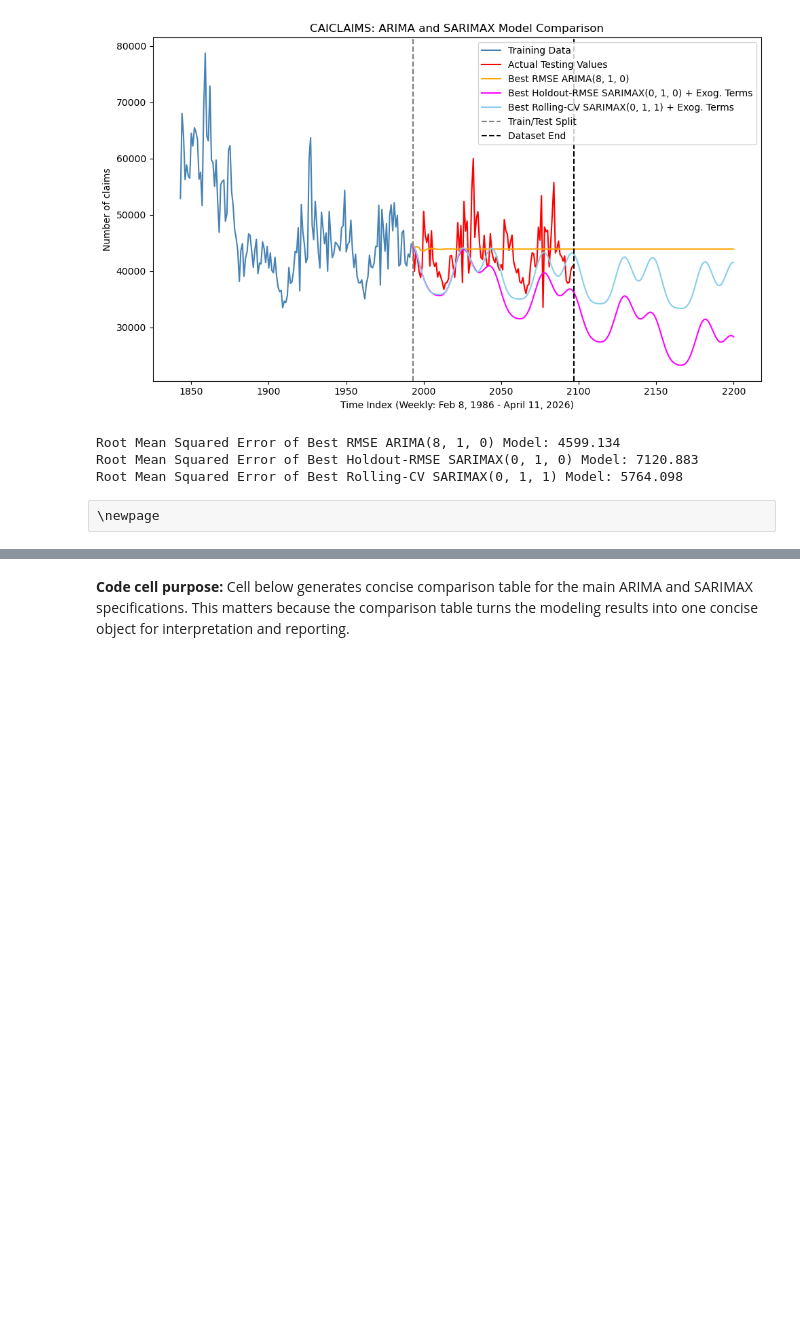
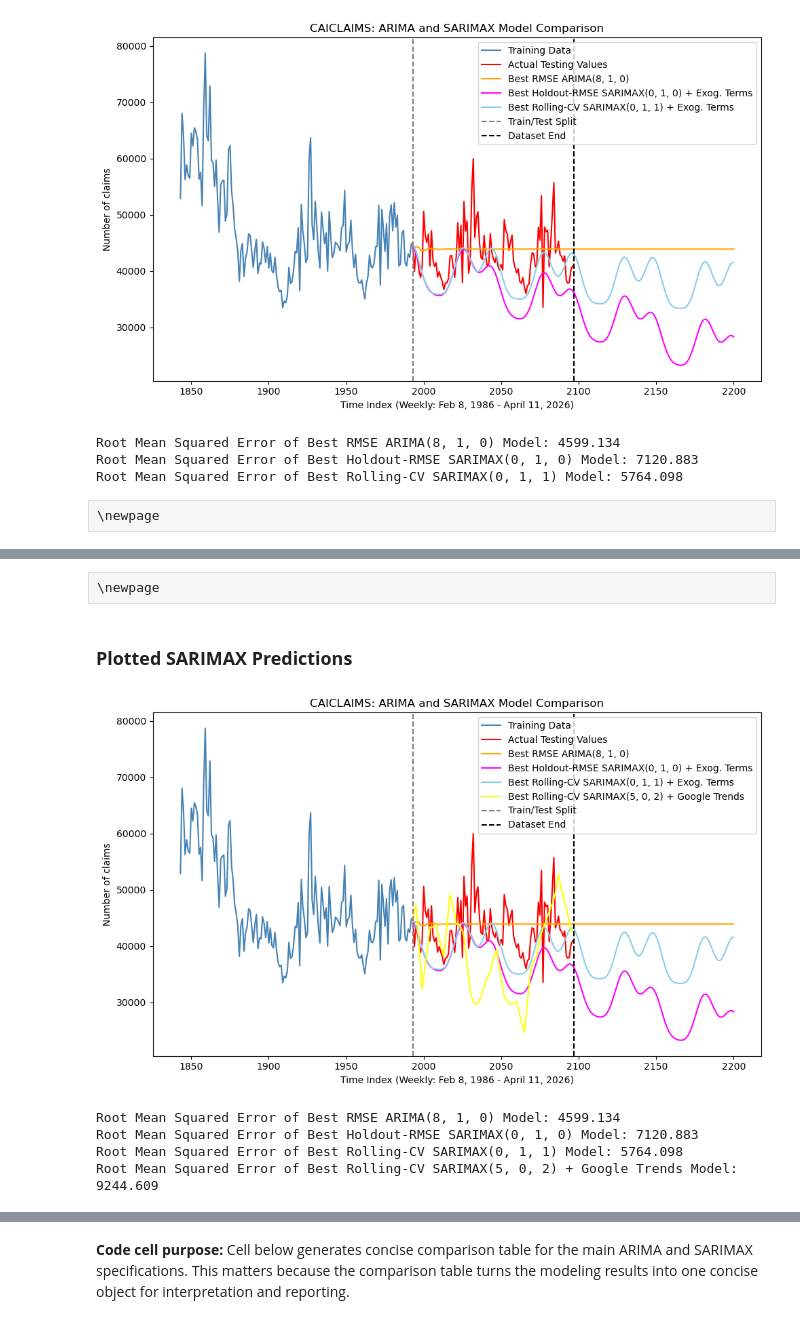
Before and after one commit to jeffreyhding/Econ148Project03, a Jupyter notebook: Final/Econ148Proj03.ipynb, the cells around one changed output, grey strips where cells are left out. Drawn from its saved outputs; the diff is of its cells as text; code cells hidden in the pictures; blank space fills up the shorter version.

```diff
--- a/Final/Econ148Proj03.ipynb
+++ b/Final/Econ148Proj03.ipynb
@@ -1738,0 +2027,7 @@ Root Mean Squared Error of Best Rolling-CV SARIMAX(0, 1, 1) Model: 5764.098
+# %%
+## Selecting the best SARIMAX + Google Trends model by rolling-CV RMSE
+results_sarimax_gt_df = results_sarimax_gt_df.dropna(subset=["CV_RMSE"])
+results_sarimax_gt_df = results_sarimax_gt_df.sort_values("CV_RMSE").reset_index(drop=True)
+
+print("Top SARIMAX + Google Trends models by rolling-origin CV RMSE:")
+display(results_sarimax_gt_df.head(10).round(3))
@@ -1738,0 +2109,39 @@ Root Mean Squared Error of Best Rolling-CV SARIMAX(0, 1, 1) Model: 5764.098
+# %% [raw]
+\newpage
+# %% [markdown]
+### **Plotted SARIMAX Predictions**
+# %%
+## Setting up figure
+plt.figure(figsize=(10, 6))
+plt.plot(ttrain[(train_end - 150):], ytrain_CA.iloc[(train_end - 150):], label="Training Data", color="steelblue")
+plt.plot(ttest, ytest_CA, label="Actual Testing Values", color="red")
+
+## Plotting
+plt.plot(tpred, best_rmse_yhat, color="orange",
+         label=f"Best RMSE ARIMA({int(best_rmse['p'])}, {int(best_rmse['d'])}, {int(best_rmse['q'])})")
+plt.plot(tpred, best_rmse_sarimax_yhat, color="magenta",
+         label=f"Best Holdout-RMSE SARIMAX({best_p}, {best_d}, {best_q}) + Exog. Terms")
+plt.plot(tpred, best_rmse_sarimax_yhat_new, color="skyblue",
+         label=f"Best Rolling-CV SARIMAX({best_p_new}, {best_d_new}, {best_q_new}) + Exog. Terms")
+plt.plot(ttest, best_rmse_sarimax_gt_yhat, color="yellow",
+         label=f"Best Rolling-CV SARIMAX({best_p_gt}, {best_d_gt}, {best_q_gt}) + Google Trends")
+
+plt.axvline(x=train_end, color="gray", linestyle="--", label="Train/Test Split")
+plt.axvline(x=len(y_CA), color="black", linestyle="--", label="Dataset End")
+
+plt.title("CAICLAIMS: ARIMA and SARIMAX Model Comparison")
+plt.xlabel("Time Index (Weekly: Feb 8, 1986 - April 11, 2026)")
+plt.ylabel("Number of claims")
+plt.legend(); plt.tight_layout(); plt.show();
+
+## Printing
+print(f"Root Mean Squared Error of Best RMSE ARIMA({int(best_rmse['p'])}, {int(best_rmse['d'])}, {int(best_rmse['q'])}) Model: {best_rmse_rmse:.3f}")
+print(f"Root Mean Squared Error of Best Holdout-RMSE SARIMAX({best_p}, {best_d}, {best_q}) Model: {best_sarimax_rmse:.3f}")
+print(f"Root Mean Squared Error of Best Rolling-CV SARIMAX({best_p_new}, {best_d_new}, {best_q_new}) Model: {best_sarimax_rmse_new:.3f}")
+print(f"Root Mean Squared Error of Best Rolling-CV SARIMAX({best_p_gt}, {best_d_gt}, {best_q_gt}) + Google Trends Model: {best_sarimax_rmse_gt:.3f}")
+# %% [output]
+[figure, added]
+Root Mean Squared Error of Best RMSE ARIMA(8, 1, 0) Model: 4599.134
+Root Mean Squared Error of Best Holdout-RMSE SARIMAX(0, 1, 0) Model: 7120.883
+Root Mean Squared Error of Best Rolling-CV SARIMAX(0, 1, 1) Model: 5764.098
+Root Mean Squared Error of Best Rolling-CV SARIMAX(5, 0, 2) + Google Trends Model: 9244.609
```
Also changed, not shown: parts of 29 cells of this notebook, 3 other files.
